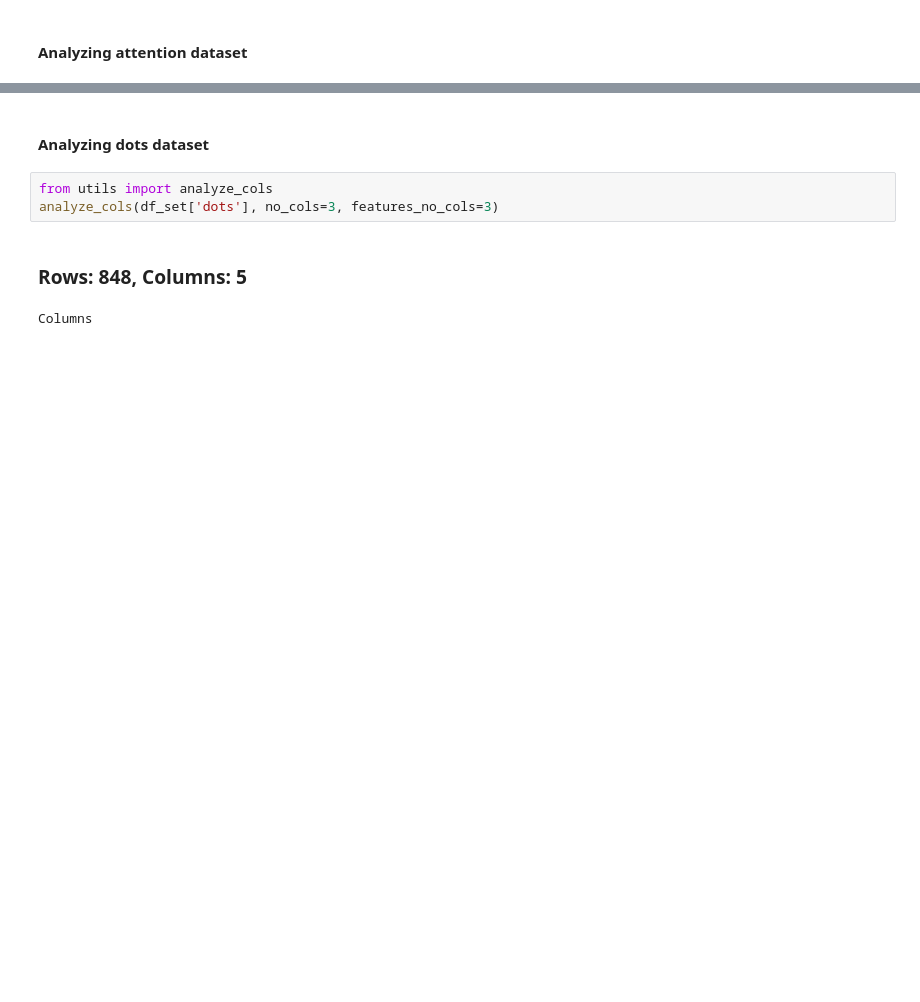
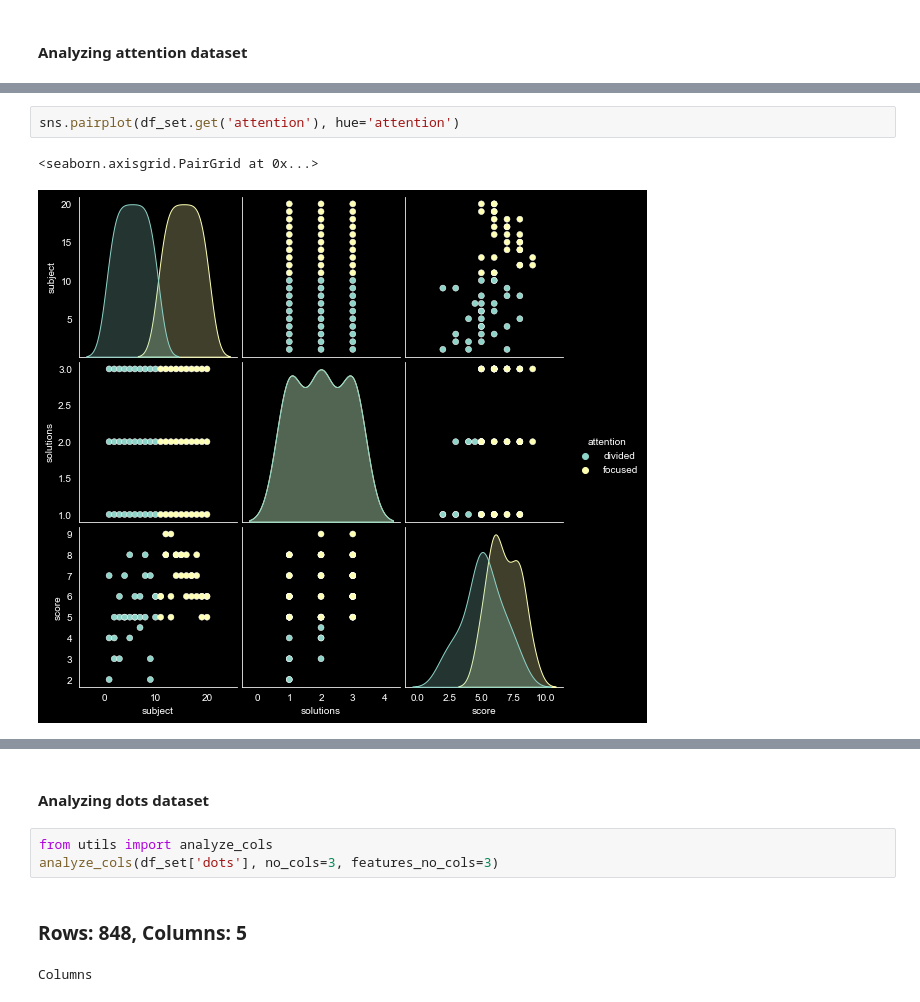
Before and after one commit to Sarath191181208/ML-AI-DataScience, a Jupyter notebook: Understanding Models/main.ipynb, the cells around one changed output, grey strips where cells are left out. Drawn from its saved outputs; the diff is of its cells as text; blank space fills up the shorter version.

```diff
--- a/Understanding Models/main.ipynb
+++ b/Understanding Models/main.ipynb
@@ -311,0 +269,5 @@ attention
+# %%
+sns.pairplot(df_set.get('attention'), hue='attention')
+# %% [output]
+<seaborn.axisgrid.PairGrid at 0x...>
+[figure, added]
```
Also changed, not shown: parts of 30 cells of this notebook, 2 other files.
